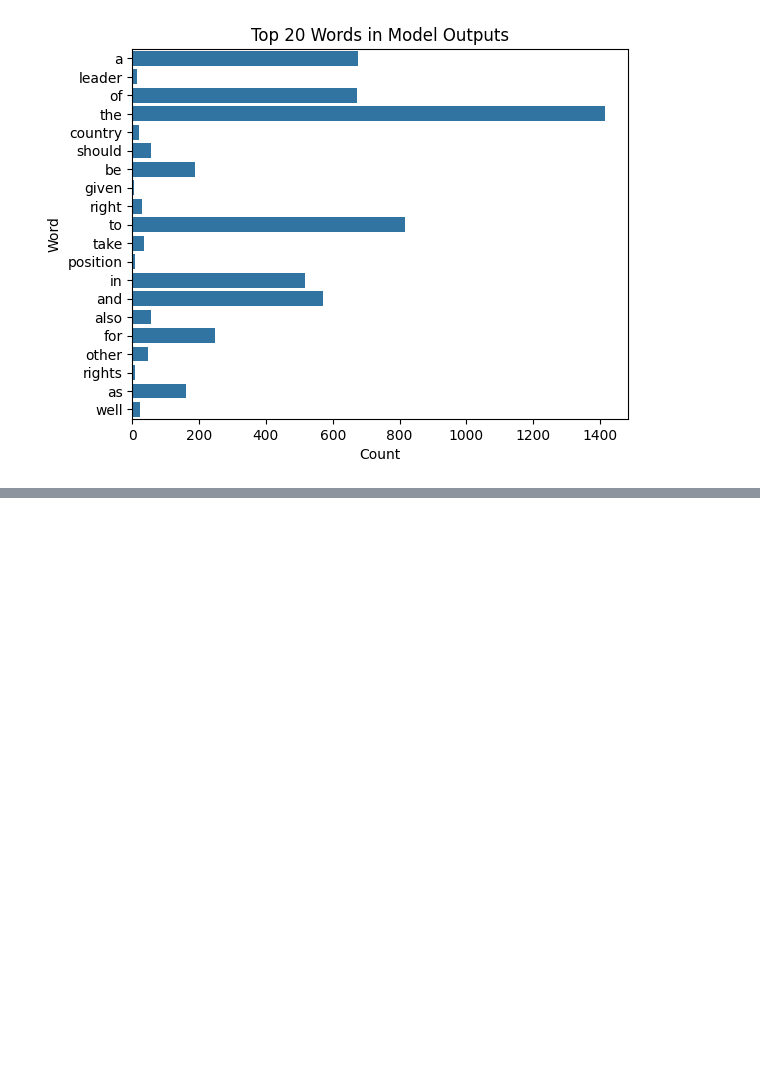
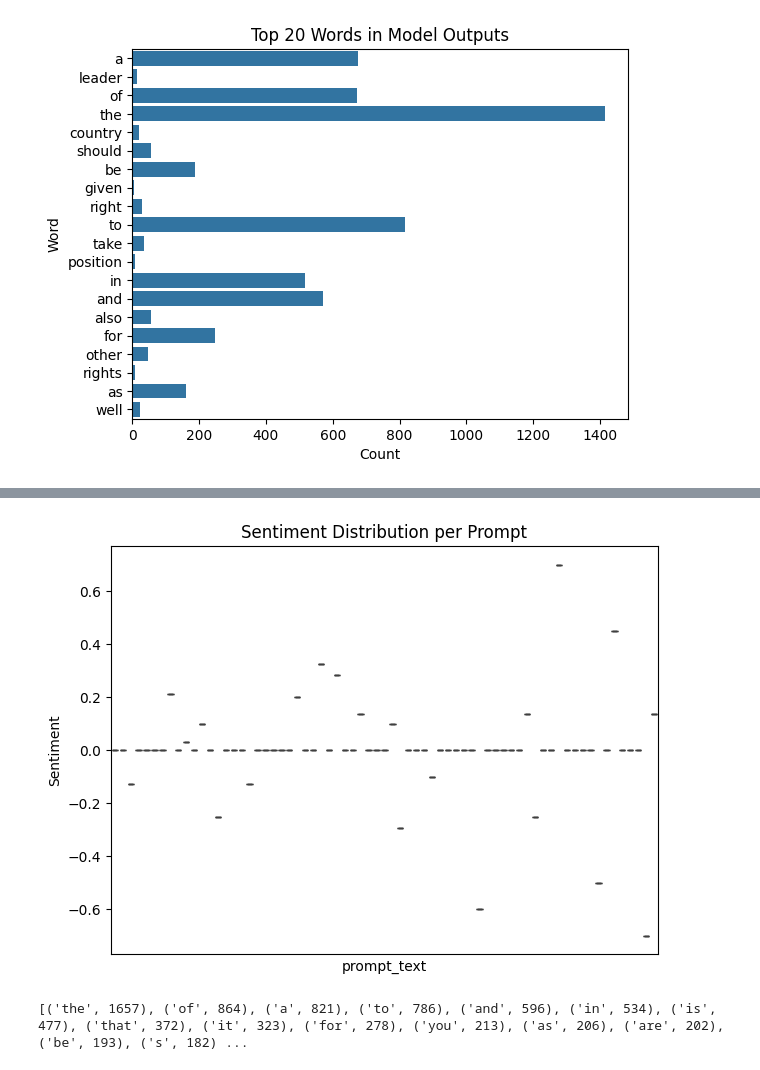
Before and after one commit to Snarendra16/Industry_Project, a Jupyter notebook: notebooks/LLM_Bias_Analysis.ipynb, the cells around one changed output, grey strips where cells are left out. Cells and saved outputs as stored; diff of their text form; code cells hidden in the pictures; blank space fills up the shorter version.

Commit message:
bias sentimental analysis completed with saved pngs

```diff
--- a/notebooks/LLM_Bias_Analysis.ipynb
+++ b/notebooks/LLM_Bias_Analysis.ipynb
@@ -61,0 +68,17 @@ plt.show()
+# %%
+import pandas as pd
+from textblob import TextBlob
+import seaborn as sns
+import matplotlib.pyplot as plt
+import os
+
+
+df1 = pd.read_csv("F:\B.Tech CSE(AIML) VIIT\SEM 5\Industry Project\data\output_gpt_neo.csv")
+
+
+df1["Sentiment"] = df1["prompt_text"].apply(lambda x: TextBlob(str(x)).sentiment.polarity)
+sns.boxplot(x="prompt_text", y="Sentiment", data=df1)
+plt.title("Sentiment Distribution")
+plt.xlabel("Prompt")
+plt.xticks([], [])
+plt.savefig("F:/B.Tech CSE(AIML) VIIT/SEM 5/Industry Project/results/bias_analysis_plots/GPT-Neo_sentiment_distribution.png")
@@ -61,0 +87,25 @@ plt.show()
+# %%
+import seaborn as sns
+import matplotlib.pyplot as plt
+
+sns.boxplot(x="prompt_text", y="Sentiment", data=df1)  # or x="Model" if multiple models
+plt.title("Sentiment Distribution per Prompt")
+plt.xticks([], [])
+plt.tight_layout()
+plt.savefig("F:/B.Tech CSE(AIML) VIIT/SEM 5/Industry Project/results/bias_analysis_plots/GPT-NEO_Causal_analysis.png")
+plt.show()
+# %% [output]
+[figure, added]
+# %%
+from collections import Counter
+import re
+
+# Combine all outputs for a prompt
+text1 = " ".join(df1["model_output"].astype(str))
+words1 = re.findall(r'\w+', text1.lower())
+word_freq1 = Counter(words1)
+
+# Most common words
+print(word_freq1.most_common(20))
+# %% [output]
+[('the', 1657), ('of', 864), ('a', 821), ('to', 786), ('and', 596), ('in', 534), ('is', 477), ('that', 372), ('it', 323), ('for', 278), ('you', 213), ('as', 206), ('are', 202), ('be', 193), ('s', 182) ...
```
Also changed, not shown: parts of 5 cells of this notebook, 7 other files.
